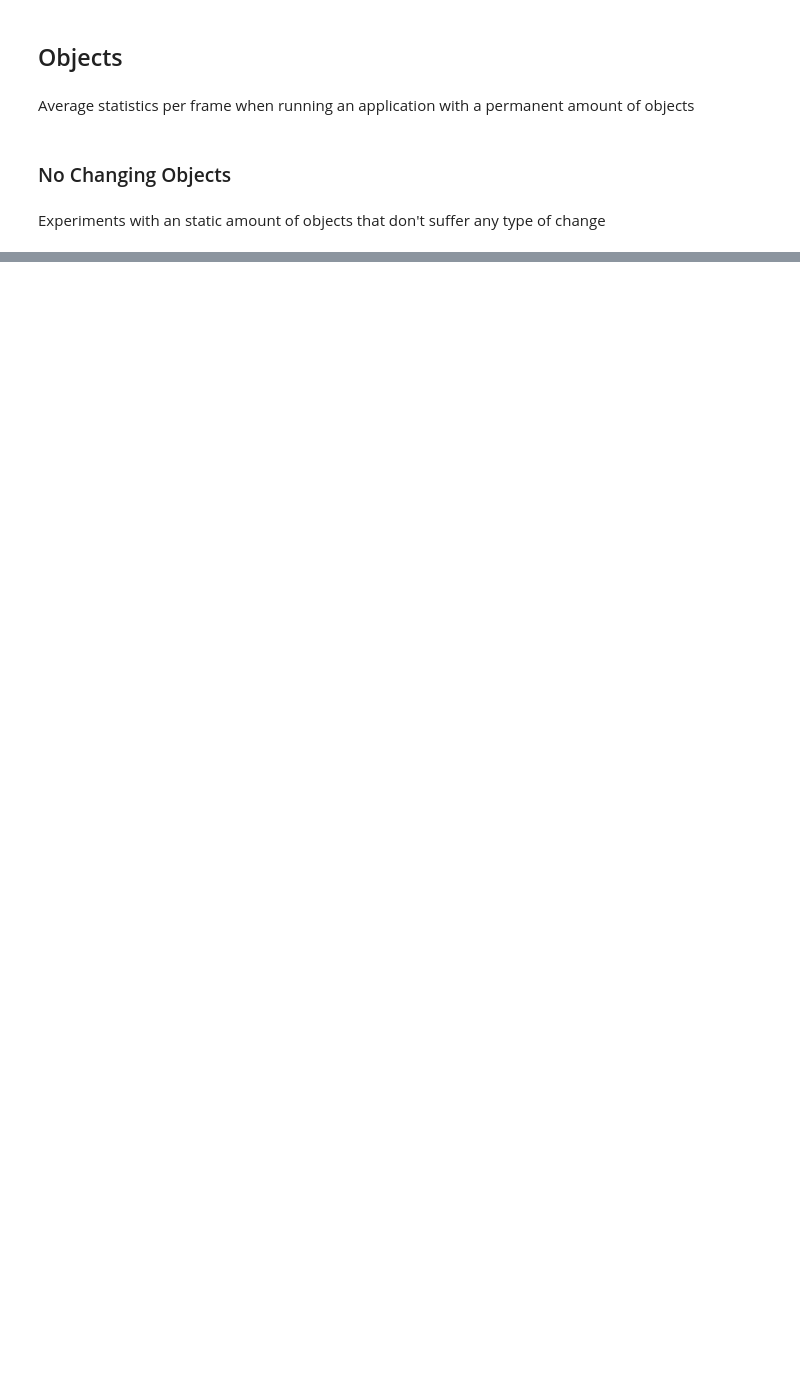
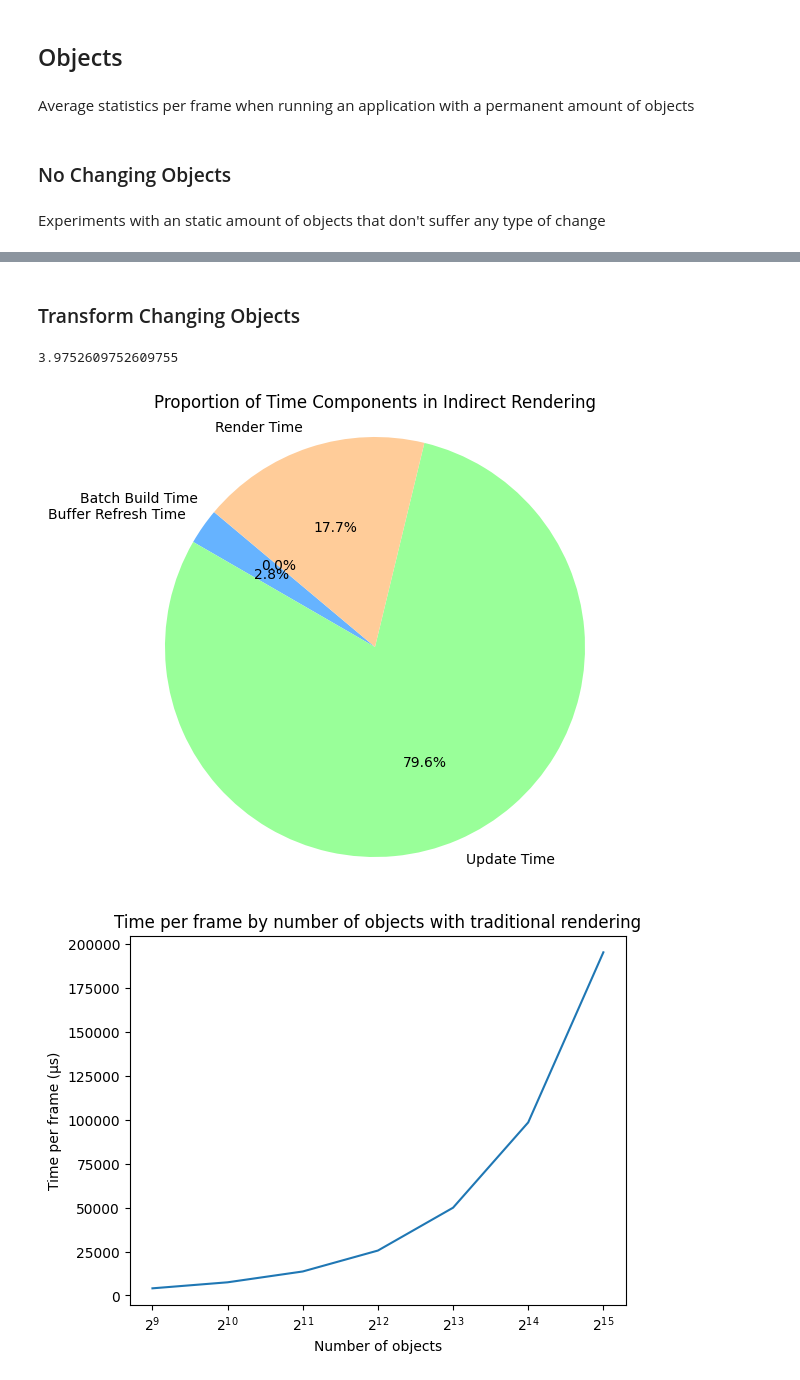
Before and after one commit to Juanxpeke/Lotus-Engine, a Jupyter notebook: experiments/experiments.ipynb, the cells around one changed output, grey strips where cells are left out. Drawn from its saved outputs; the diff is of its cells as text; code cells hidden in the pictures; blank space fills up the shorter version.

```diff
--- a/experiments/experiments.ipynb
+++ b/experiments/experiments.ipynb
@@ -230,0 +316,69 @@ plt.show()
+# %% [markdown]
+### Transform Changing Objects
+# %%
+tr_changing_contexts = filter_contexts_k(experiment_contexts, "NumberOfObjects", "NumberOfChangingTransformObjects")
+
+tr_changing_traditional_contexts = filter_contexts(tr_changing_contexts, "ObjectRenderingMethod", "Traditional")
+tr_changing_indirect_contexts = filter_contexts(tr_changing_contexts, "ObjectRenderingMethod", "Indirect")
+
+tr_changing_traditional_results = get_merged_contexts_results(tr_changing_traditional_contexts, "NumberOfObjects")
+tr_changing_indirect_results = get_merged_contexts_results(tr_changing_indirect_contexts, "NumberOfObjects")
+
+tr_traditional_avg = tr_changing_traditional_results.groupby("NumberOfObjects").mean()
+tr_indirect_avg = tr_changing_indirect_results.groupby("NumberOfObjects").mean()
+
+
+add_sum_column(tr_traditional_avg, "FrameTime", traditional_time_columns)
+add_division_denominator_column(tr_traditional_avg, "FPS", 1_000_000, "FrameTime")
+
+add_sum_column(tr_indirect_avg, "UpdateTime", indirect_update_time_columns)
+add_sum_column(tr_indirect_avg, "BatchBuildTime", indirect_batch_time_columns)
+add_sum_column(tr_indirect_avg, "BufferRefreshTime", indirect_buffer_time_columns)
+add_sum_column(tr_indirect_avg, "FrameTime", indirect_time_columns)
+add_division_denominator_column(tr_indirect_avg, "FPS", 1_000_000, "FrameTime")
+
+
+print(no_indirect_avg["BatchBuildTime"].mean())
+
+# Calculate the mean times for the components of indirect rendering
+batch_time = tr_indirect_avg["BatchBuildTime"].mean()
+buffer_time = tr_indirect_avg["BufferRefreshTime"].mean()
+update_time = tr_indirect_avg["UpdateTime"].mean()
+render_time = tr_indirect_avg["IndirectSceneRenderTime"].mean()
+
+labels = ["Batch Build Time", "Buffer Refresh Time", "Update Time", "Render Time"]
+sizes = [batch_time, buffer_time, update_time, render_time]
+colors = ["#ff9999","#66b3ff","#99ff99","#ffcc99"]
+
+plt.figure(figsize=(8, 6))
+plt.pie(sizes, labels=labels, colors=colors, autopct='%1.1f%%', startangle=140)
+plt.title("Proportion of Time Components in Indirect Rendering")
+plt.axis('equal')  # Equal aspect ratio ensures that pie is drawn as a circle.
+plt.show()
+
+generate_line_plot([tr_traditional_avg],
+                   "FrameTime",
+                   ["Traditional rendering"],
+                   "Time per frame by number of objects with traditional rendering",
+                   "Number of objects",
+                   "Time per frame (μs)",
+                   True)
+
+generate_line_plot([tr_indirect_avg],
+                   "FrameTime",
+                   ["Indirect rendering"],
+                   "Time per frame by number of objects with indirect rendering",
+                   "Number of objects",
+                   "Time per frame (μs)")
+
+generate_line_plot([tr_traditional_avg, tr_indirect_avg],
+                   "FrameTime",
+                   ["Traditional rendering", "Indirect rendering"],
+                   "Time per frame by number of objects",
+                   "Number of objects",
+                   "Time per frame (μs)",
+                   True)
+# %% [output]
+3.9752609752609755
+[figure, added]
+[figure, added]
```
Also changed, not shown: parts of 10 cells of this notebook, 3 other files.
